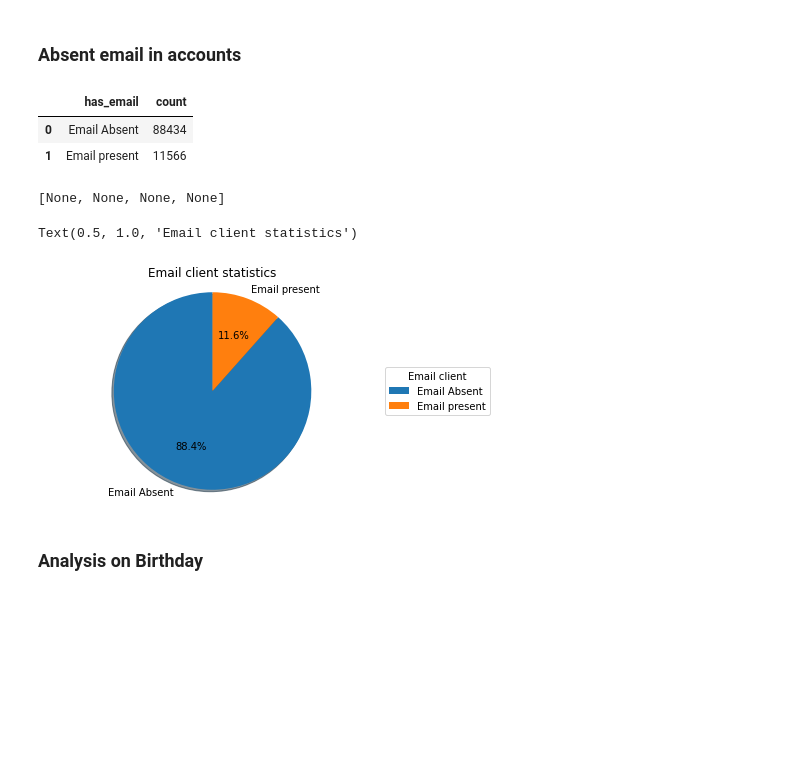
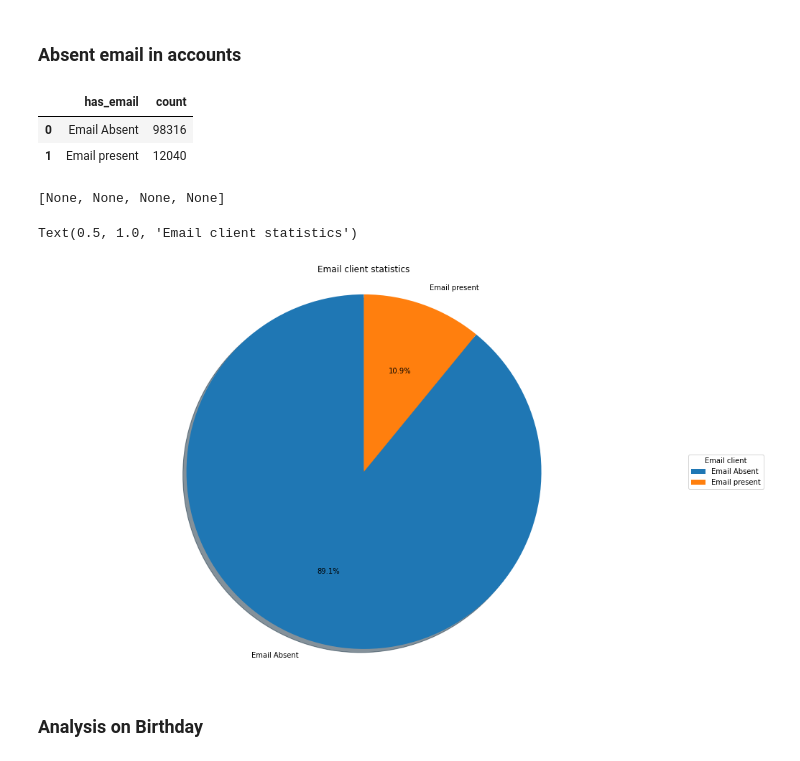
Before and after one commit to shahid-ullah/data_analysis, a Jupyter notebook: notebooks/tappware/dnothi/table_employee_records.ipynb, the cells around one changed output. Drawn from its saved outputs; the diff is of its cells as text; code cells hidden in the pictures; blank space fills up the shorter version.

```diff
--- a/notebooks/tappware/dnothi/table_employee_records.ipynb
+++ b/notebooks/tappware/dnothi/table_employee_records.ipynb
@@ -14,6 +19,7 @@ def load_dataframe(path=None, nrows=100000):
         path = '~/data_analysis/data/tappware/dnothi/employee_records.csv'
     return pd.read_csv(path, nrows=nrows)
 # %%
-df = load_dataframe()
+df = load_dataframe(nrows=None)
+# df = load_dataframe()
 df.shape
 # %% [output]
@@ -114,25 +123,25 @@ df_has_email['has_email'] = df_has_email.has_email.map({True: 'Email present', F
 df_has_email
 # %% [output]
 |  | has_email | count |
-| 0 | Email Absent | 88434 |
-| 1 | Email present | 11566 |
+| 0 | Email Absent | 98316 |
+| 1 | Email present | 12040 |
 # %%
-fig, ax = plt.subplots()
+fig, ax = plt.subplots(figsize=(16, 10))
 values = df_has_email['count'].values
 labels = df_has_email['has_email'].values
 
 wedges, texts, autotexts = ax.pie(values, labels=labels, autopct='%1.1f%%',
         shadow=True, startangle=90)
 _ = ax.axis('equal')  # Equal aspect ratio ensures that pie is drawn as a circle.
 _ = ax.legend(wedges, labels, title="Email client", loc="center left", bbox_to_anchor=(1, 0, 0.5, 1))
 
 plt.setp(autotexts, size=10, weight=500)
 ax.set_title("Email client statistics")
 plt.show()
 # %% [output]
 [None, None, None, None]
 Text(0.5, 1.0, 'Email client statistics')
-[figure, old version]
+[figure, new version]
 # %% [markdown]
 ### Analysis on Birthday
 # %%
```
Also changed, not shown: parts of 12 cells of this notebook, 3 other files.
